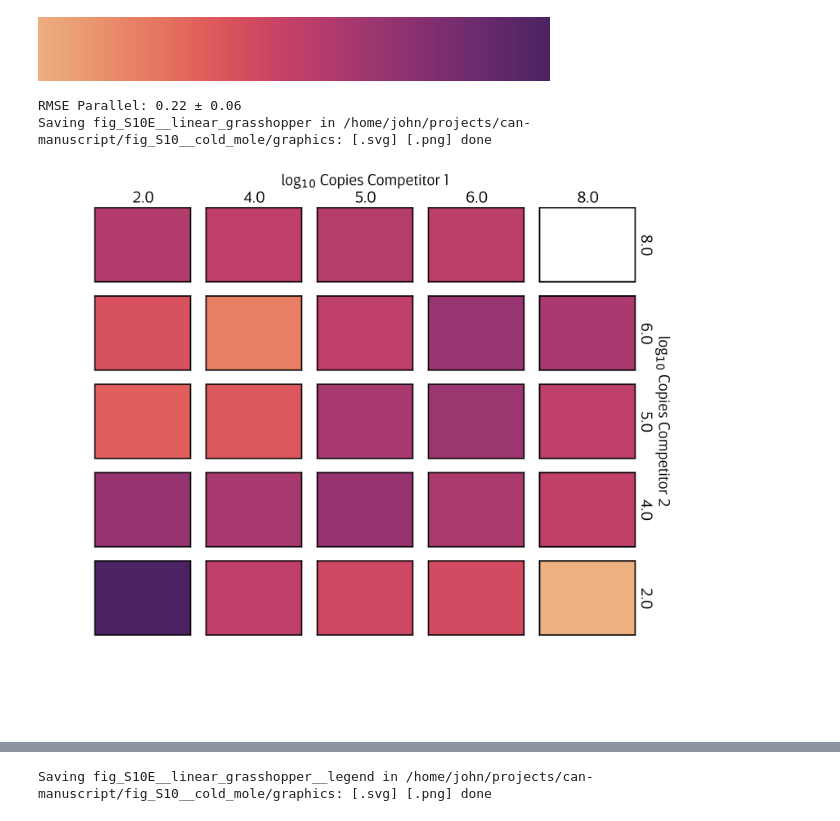
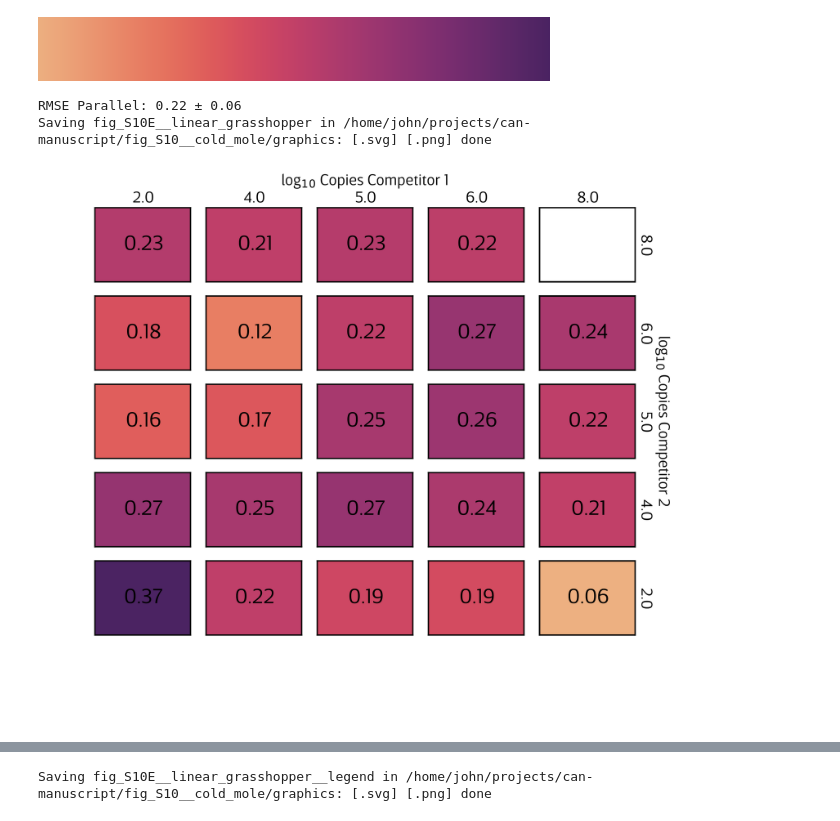
Before and after one commit to JohnGoertz/can-manuscript, a Jupyter notebook: fig_S10__cold_mole/code/fig_S10__cold_mole__ODE_Model_redundant.ipynb, the cells around one changed output, grey strips where cells are left out. Drawn from its saved outputs; the diff is of its cells as text; code cells hidden in the pictures.

```diff
--- a/fig_S10__cold_mole/code/fig_S10__cold_mole__ODE_Model_redundant.ipynb
+++ b/fig_S10__cold_mole/code/fig_S10__cold_mole__ODE_Model_redundant.ipynb
@@ -52,6 +52,7 @@ figsize = (width, height)
 spotsize = 4**2
 ticklabelsize = 5
 labelsize = 6
+titlesize = 8
 linewidth = 1
 
 palette = sns.diverging_palette(20, 220, as_cmap=True)
@@ -542,34 +543,42 @@ fig, axs = plt.subplots(5, 5, figsize=(15, 15), sharex=True, sharey=True)
 axes_dict = {
     (row, col): axs[i, j]
     for i, row in enumerate([2, 4, 5, 6, 8][::-1])
     for j, col in enumerate([2, 4, 5, 6, 8])
 }
 
 
 
 for (rf2_lgQ, rf1_lgQ), ax in axes_dict.items():
     if (rf2_lgQ, rf1_lgQ) in rmses_parallel:
         rmse = rmses_parallel[(rf2_lgQ, rf1_lgQ)]
     else:
         ax.set_facecolor('white')
         continue
     ax.set_facecolor(cmap(rmse_norm(rmse)))
+    ax.annotate(
+        f"{rmse:.2f}",
+        xy=(0.5, 0.5),
+        xycoords="axes fraction",
+        fontsize=titlesize,
+        ha="center",
+        va="center",
+    )
 
 format_sns_axes(fig, axs, axes_dict, xticks=[2, 4, 6, 8], xlim=[0.5, 8.5], hline=False)
 
 plt.setp(
     axs,
     yticks=[],
     xticks=[],
 )
 
 print(f"RMSE Parallel: {np.mean(list(rmses_parallel.values())):.2f} ± {np.std(list(rmses_parallel.values())):.2f}")
 
 savefig(plt.gcf(), alias="linear_grasshopper", transparent_svg=False)
 # %% [output]
 RMSE Parallel: 0.22 ± 0.06
 Saving fig_S10E__linear_grasshopper in /home/john/projects/can-manuscript/fig_S10__cold_mole/graphics: [.svg] [.png] done
-[figure, old version]
+[figure, new version]
 # %%
 fig, axs = plt.subplots(5, 5, figsize=(15, 15), sharex=True, sharey=True)
 axes_dict = {
```
Also changed, not shown: parts of 1 cell of this notebook, 11 other files.
